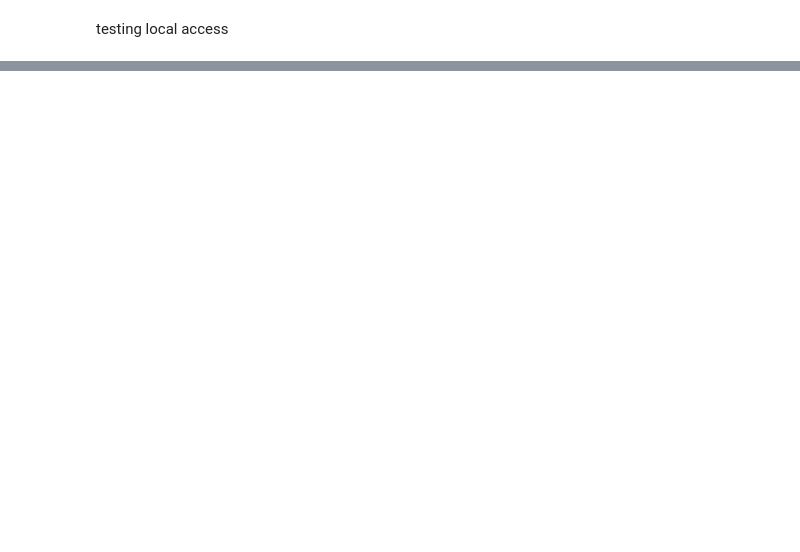
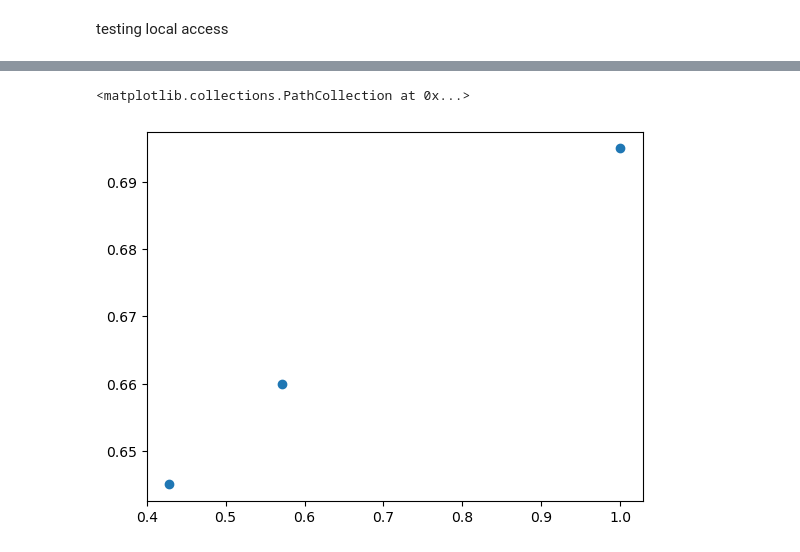
Before and after one commit to CarlLienert/SeniorCapstone, a Jupyter notebook: Carls.ipynb, the cells around one changed output, grey strips where cells are left out. Saved outputs shown, nothing was run; the diff lists cells and outputs as text; code cells hidden in the pictures; blank space fills up the shorter version.

```diff
--- a/Carls.ipynb
+++ b/Carls.ipynb
@@ -170,0 +179,5 @@ testing local access
+# %%
+plt.scatter(1-seats, 1-reps)
+# %% [output]
+<matplotlib.collections.PathCollection at 0x...>
+[figure, added]
```
Also changed, not shown: parts of 5 cells of this notebook.
